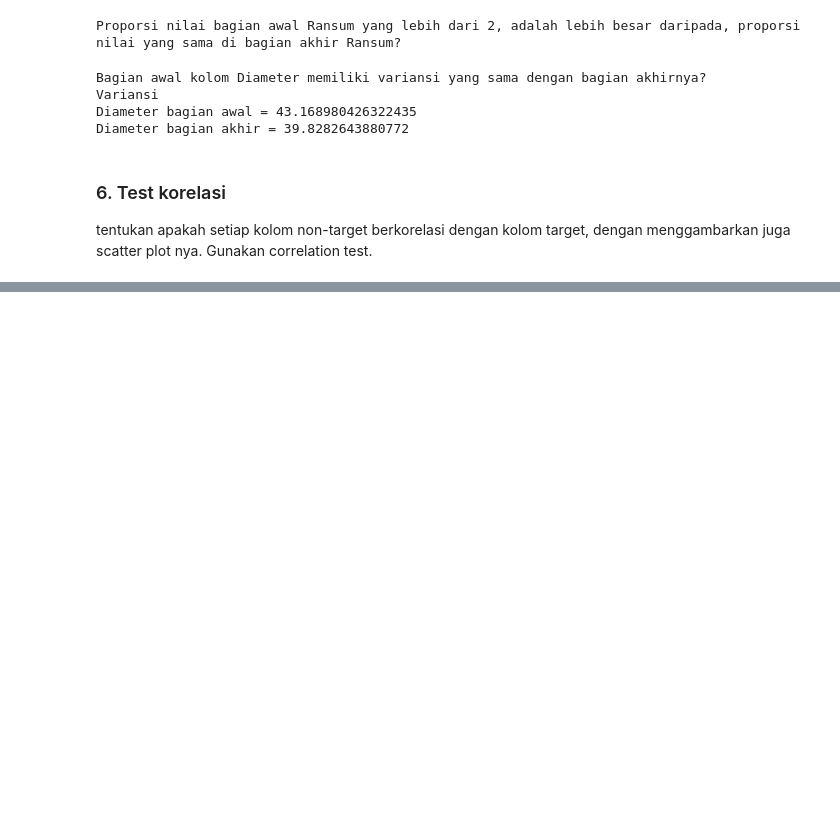
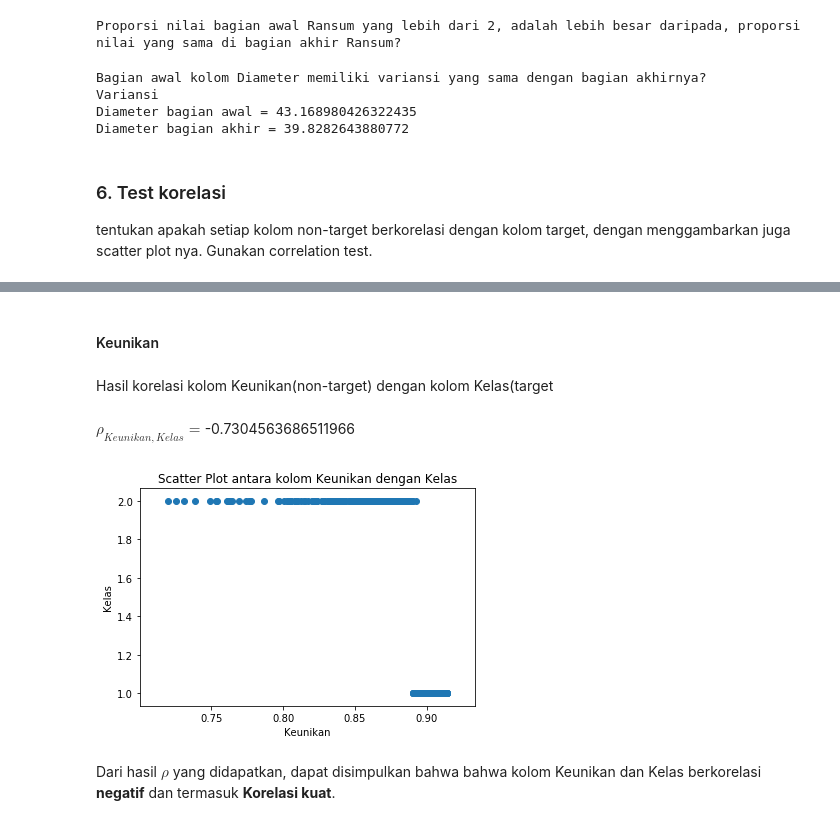
Before and after one commit to pratamaandiko/Tubes-Probstat, a Jupyter notebook: TubesProbstat.ipynb, the cells around one changed output, grey strips where cells are left out. Saved outputs shown, nothing was run; the diff lists cells and outputs as text; code cells hidden in the pictures; blank space fills up the shorter version.

```diff
--- a/TubesProbstat.ipynb
+++ b/TubesProbstat.ipynb
@@ -521,0 +556,16 @@ dtype: float64
+# %%
+printMd("#### Keunikan")
+printMd("Hasil korelasi kolom Keunikan(non-target) dengan kolom Kelas(target")
+printMd("$\\rho_{Keunikan,Kelas} = $"+str(gandum['Keunikan'].corr(gandum['Kelas'])))
+plt.title("Scatter Plot antara kolom Keunikan dengan Kelas")
+plt.scatter(x=gandum['Keunikan'],y=gandum['Kelas'])
+plt.xlabel("Keunikan")
+plt.ylabel("Kelas")
+plt.show()
+printMd("Dari hasil $\\rho$ yang didapatkan, dapat disimpulkan bahwa bahwa kolom Keunikan dan Kelas berkorelasi **negatif** dan termasuk **Korelasi kuat**.")
+# %% [output]
+#### Keunikan
+Hasil korelasi kolom Keunikan(non-target) dengan kolom Kelas(target
+$\rho_{Keunikan,Kelas} = $-0.7304563686511966
+[figure, added]
+Dari hasil $\rho$ yang didapatkan, dapat disimpulkan bahwa bahwa kolom Keunikan dan Kelas berkorelasi **negatif** dan termasuk **Korelasi kuat**.
```
Also changed, not shown: parts of 32 cells of this notebook.
